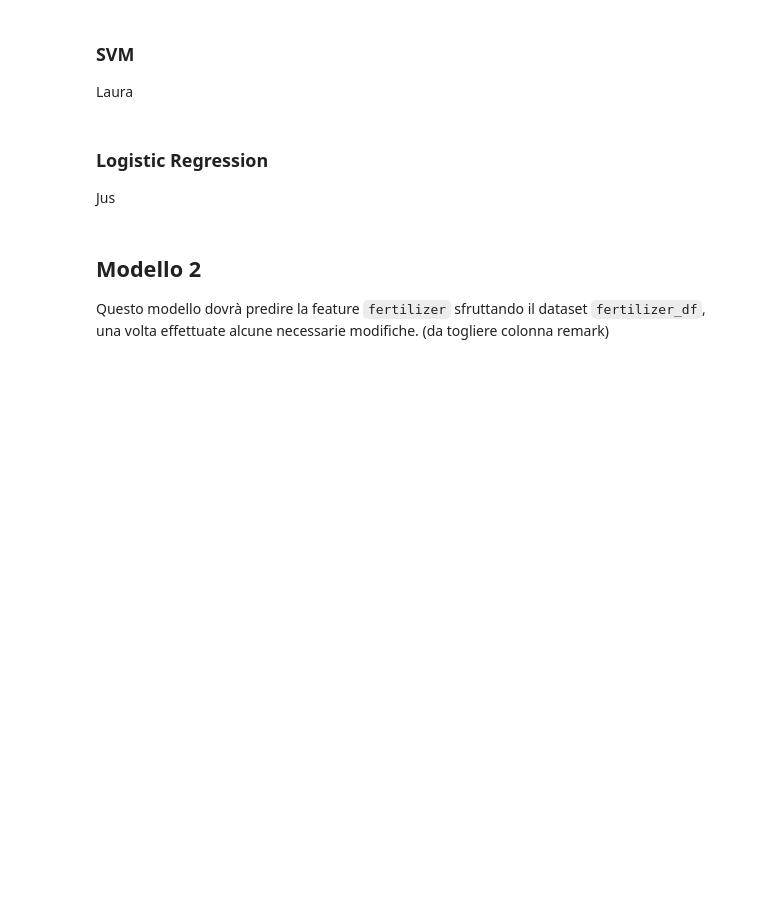
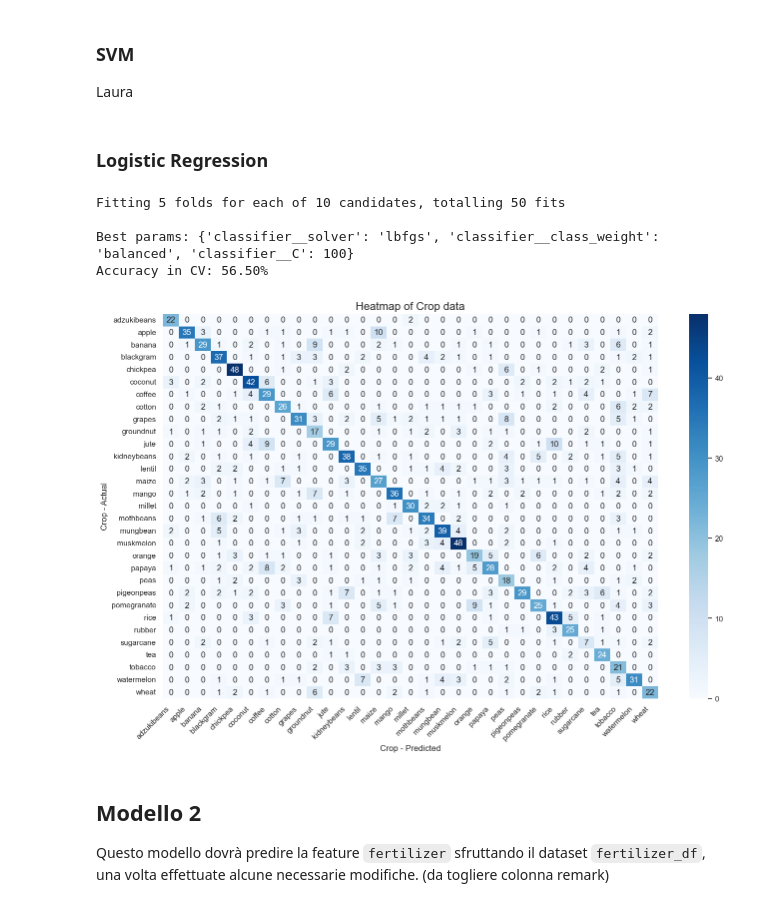
Before and after one commit to Jujez04/data-intensive-project, a Jupyter notebook: main.ipynb, the cells around one changed output. Cells and saved outputs as stored; diff of their text form; code cells hidden in the pictures; blank space fills up the shorter version.

Commit message:
add: general function for classifiers and LogisticRegression model for test

```diff
--- a/main.ipynb
+++ b/main.ipynb
@@ -296,10 +432,9 @@ X = merged_df.drop('Crop', axis=1)
 In più includiamo una funzione generale che sarà utile per i classificatori che andremmo ad utilizzare. Partiamo dal fatto che stiamo analizzando dati *numerici*, quindi non abbiamo bisogno di One-Hot Encoding o tecniche complesse per elaborare i dati. L'unica cosa che potrebbe essere utile per il momento è utilizzare uno strumento di preprocessing che è `StandardScaler`.
 # %%
 def build_scaled_classificator(classifier):
-    model = Pipeline(steps=[
+    return Pipeline(steps=[
         ("scaler", StandardScaler()),
         ("classifier", classifier)
     ])
-    return model
 # %% [markdown]
 ### Random Forest
@@ -358,0 +515,16 @@ Proviamo a migliorare i parametri con **Stratified KFold Cross Validation**:
+# %%
+def build_model_1_with_classifier(model, param_grid, X, y):
+    cv_stratified = StratifiedKFold(n_splits=5, shuffle=True, random_state=42)
+    rnd_search_m = RandomizedSearchCV(
+        estimator=model,
+        param_distributions=param_grid,
+        n_iter=10,
+        cv=cv_stratified,
+        scoring="accuracy",
+        verbose=1,
+        random_state=42,
+        n_jobs=-1
+    )
+
+    rnd_search_m.fit(X_train, y_train)
+    return rnd_search_m
@@ -365,8 +598,32 @@ Laura
 Laura
 # %% [markdown]
 ### Logistic Regression
-
-Jus
+# %%
+lr_scaled = build_scaled_classificator(LogisticRegression(random_state=42, max_iter=2000))
+
+param_grid_lr = {
+    'classifier__C': [0.01, 0.1, 1, 10, 100],
+    'classifier__solver': ['lbfgs', 'saga'],
+    'classifier__class_weight': [None, 'balanced']
+}
+
+rnd_search_lr = build_model_1_with_classifier(lr_scaled, param_grid_lr, X_train, y_train)
+
+print(f"\nBest params: {rnd_search_lr.best_params_}")
+print(f"Accuracy in CV: {rnd_search_lr.best_score_ * 100:.2f}%")
+
+best_pipeline_lr = rnd_search_lr.best_estimator_
+# %% [output]
+Fitting 5 folds for each of 10 candidates, totalling 50 fits
+
+Best params: {'classifier__solver': 'lbfgs', 'classifier__class_weight': 'balanced', 'classifier__C': 100}
+Accuracy in CV: 56.50%
+# %%
+y_pred_lr = best_pipeline_lr.predict(X_test)
+cm_lr = confusion_matrix(y_test, y_pred_lr, labels=best_pipeline_lr.classes_)
+print_model_heatmap(best_pipeline_lr, cm_lr, "Crop")
+# %% [output]
+[figure, added]
 # %% [markdown]
 ## Modello 2
 
```
Also changed, not shown: parts of 37 cells of this notebook.
